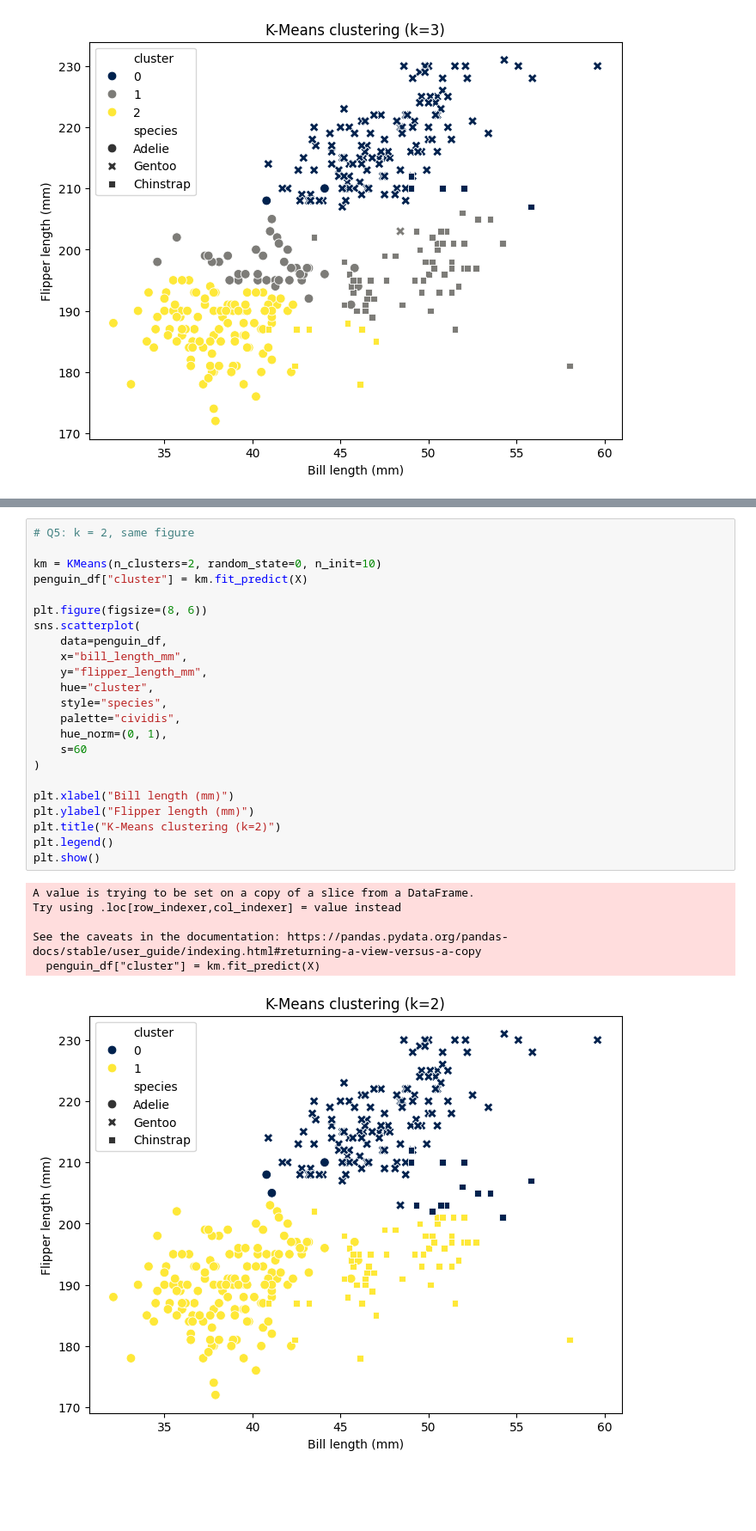
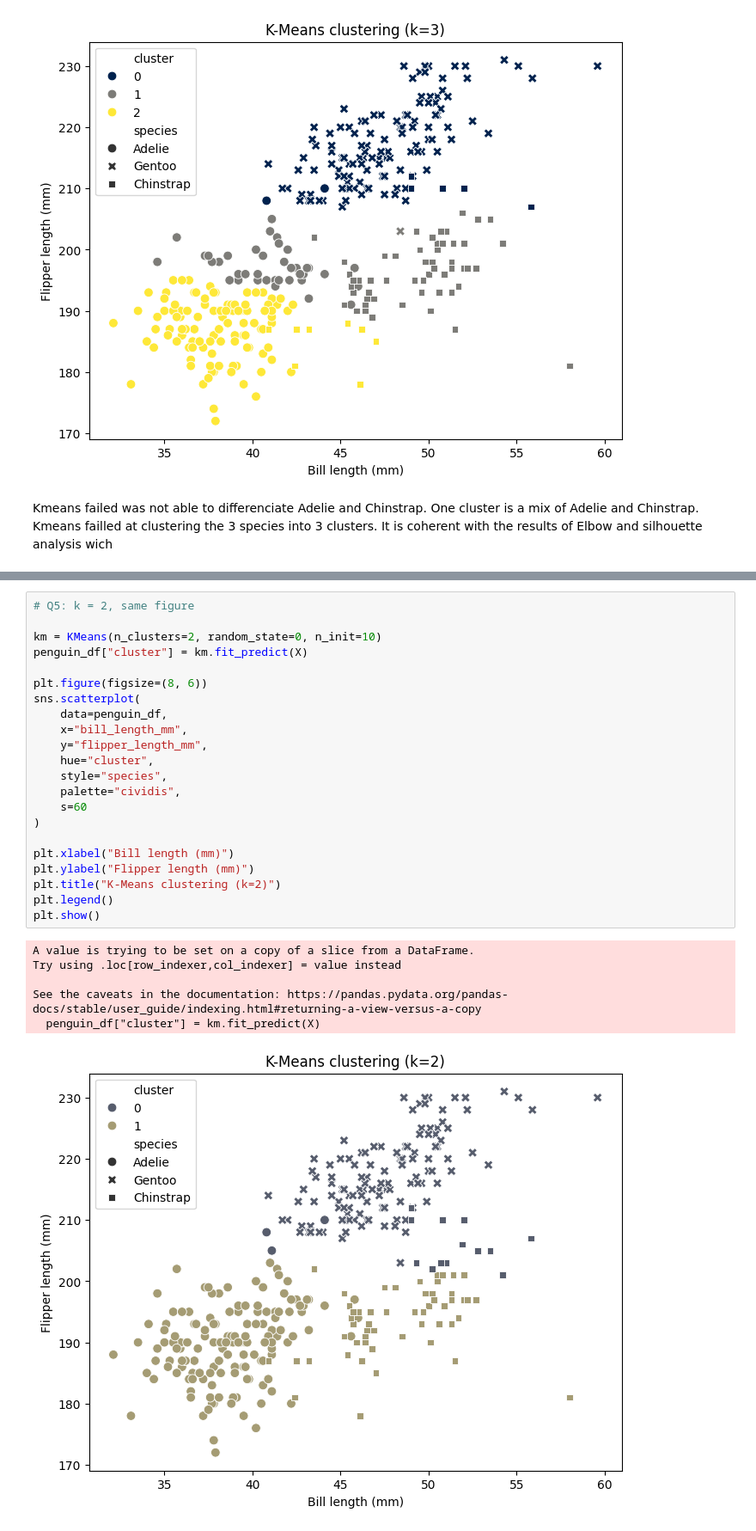
Before and after one commit to fiona-crdt/2026_Intro_Python, a Jupyter notebook: FEEDBACK_FionaCardot_1_8_ex4.ipynb, the cells around one changed output, grey strips where cells are left out. Shown at 86% size. Cells and saved outputs as stored; diff of their text form; blank space fills up the shorter version.

```diff
--- a/FEEDBACK_FionaCardot_1_8_ex4.ipynb
+++ b/FEEDBACK_FionaCardot_1_8_ex4.ipynb
@@ -248,6 +250,8 @@ Try using .loc[row_indexer,col_indexer] = value instead
 See the caveats in the documentation: https://pandas.pydata.org/pandas-docs/stable/user_guide/indexing.html#returning-a-view-versus-a-copy
   penguin_df["cluster"] = km.fit_predict(X)
 [figure]
+# %% [markdown]
+Kmeans failed was not able to differenciate Adelie and Chinstrap. One cluster is a mix of Adelie and Chinstrap. Kmeans failled at clustering the 3 species into 3 clusters. It is coherent with the results of Elbow and silhouette analysis wich
 # %% [markdown]
 **Q5) Now cluster with k = 2 and draw the same figure.**
 
@@ -261,31 +265,30 @@ disagreement means. It is not a bug in either method.
 # %%
 # Q5: k = 2, same figure
 
 km = KMeans(n_clusters=2, random_state=0, n_init=10)
 penguin_df["cluster"] = km.fit_predict(X)
 
 plt.figure(figsize=(8, 6))
 sns.scatterplot(
     data=penguin_df,
     x="bill_length_mm",
     y="flipper_length_mm",
     hue="cluster",
     style="species",
     palette="cividis",
-    hue_norm=(0, 1),
     s=60
 )
 
 plt.xlabel("Bill length (mm)")
 plt.ylabel("Flipper length (mm)")
 plt.title("K-Means clustering (k=2)")
 plt.legend()
 plt.show()
 # %% [output]
 A value is trying to be set on a copy of a slice from a DataFrame.
 Try using .loc[row_indexer,col_indexer] = value instead
 
 See the caveats in the documentation: https://pandas.pydata.org/pandas-docs/stable/user_guide/indexing.html#returning-a-view-versus-a-copy
   penguin_df["cluster"] = km.fit_predict(X)
-[figure, old version]
+[figure, new version]
 # %% [markdown]
```
Also changed, not shown: parts of 3 cells of this notebook.
